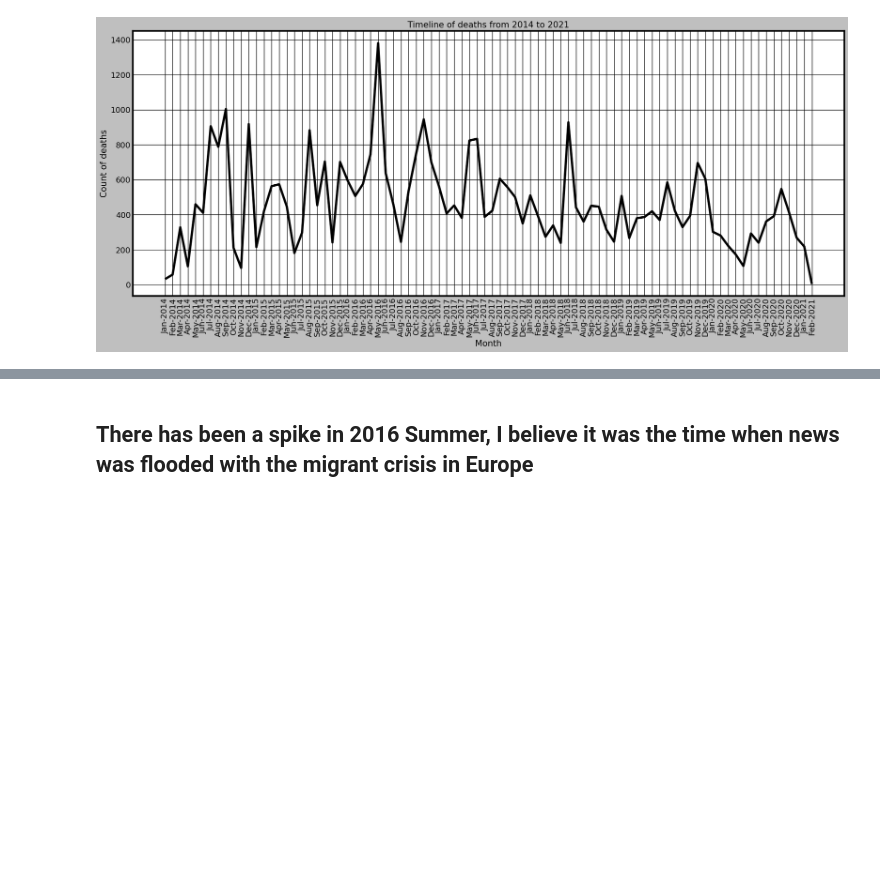
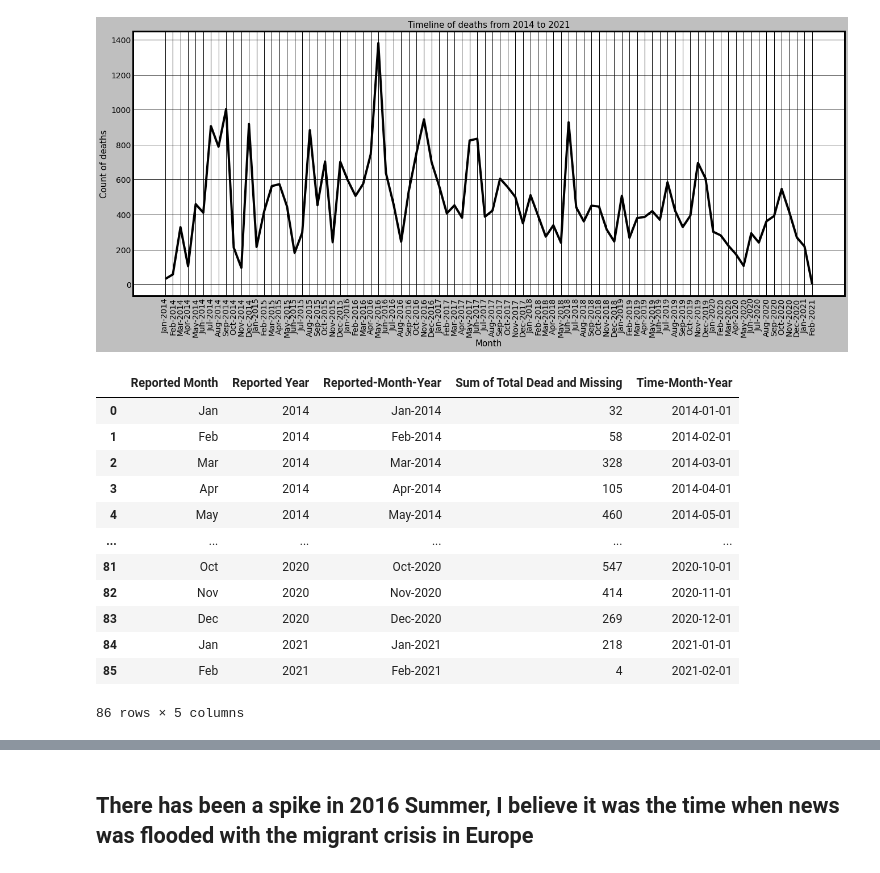
Before and after one commit to Prashantmdgl9/Missing-Migrants, a Jupyter notebook: Fatal Routes.ipynb, the cells around one changed output, grey strips where cells are left out. Saved outputs shown, nothing was run; the diff lists cells and outputs as text; code cells hidden in the pictures; blank space fills up the shorter version.

```diff
--- a/Fatal Routes.ipynb
+++ b/Fatal Routes.ipynb
@@ -193,0 +236,15 @@ plt.show()
+# %%
+source = tmp.to_dataframe()
+
+chart = alt.Chart(source).mark_bar(color='#003153').encode(
+    x=alt.X('Sum of total_attempt:Q',axis=alt.Axis(title='Count of deaths')),
+    y=alt.Y("Region:O", sort= '-x')
+).properties(height=400, width = 600, title="Geographic distribution of attempts")
+
+
+chart.configure_title(
+    fontSize=22,
+    font='Helvetica',
+    anchor='middle',
+    color='#003153'
+)
@@ -275,3 +380,19 @@ plt.title('Timeline of deaths from 2014 to 2021', size = 15);
 plt.show()
 # %% [output]
 [figure]
+# %%
+source
+# %% [output]
+|  | Reported Month | Reported Year | Reported-Month-Year | Sum of Total Dead and Missing | Time-Month-Year |
+| 0 | Jan | 2014 | Jan-2014 | 32 | 2014-01-01 |
+| 1 | Feb | 2014 | Feb-2014 | 58 | 2014-02-01 |
+| 2 | Mar | 2014 | Mar-2014 | 328 | 2014-03-01 |
+| 3 | Apr | 2014 | Apr-2014 | 105 | 2014-04-01 |
+| 4 | May | 2014 | May-2014 | 460 | 2014-05-01 |
+| ... | ... | ... | ... | ... | ... |
+| 81 | Oct | 2020 | Oct-2020 | 547 | 2020-10-01 |
+| 82 | Nov | 2020 | Nov-2020 | 414 | 2020-11-01 |
+| 83 | Dec | 2020 | Dec-2020 | 269 | 2020-12-01 |
+| 84 | Jan | 2021 | Jan-2021 | 218 | 2021-01-01 |
+| 85 | Feb | 2021 | Feb-2021 | 4 | 2021-02-01 |
+86 rows × 5 columns
```
Also changed, not shown: parts of 18 cells of this notebook.
